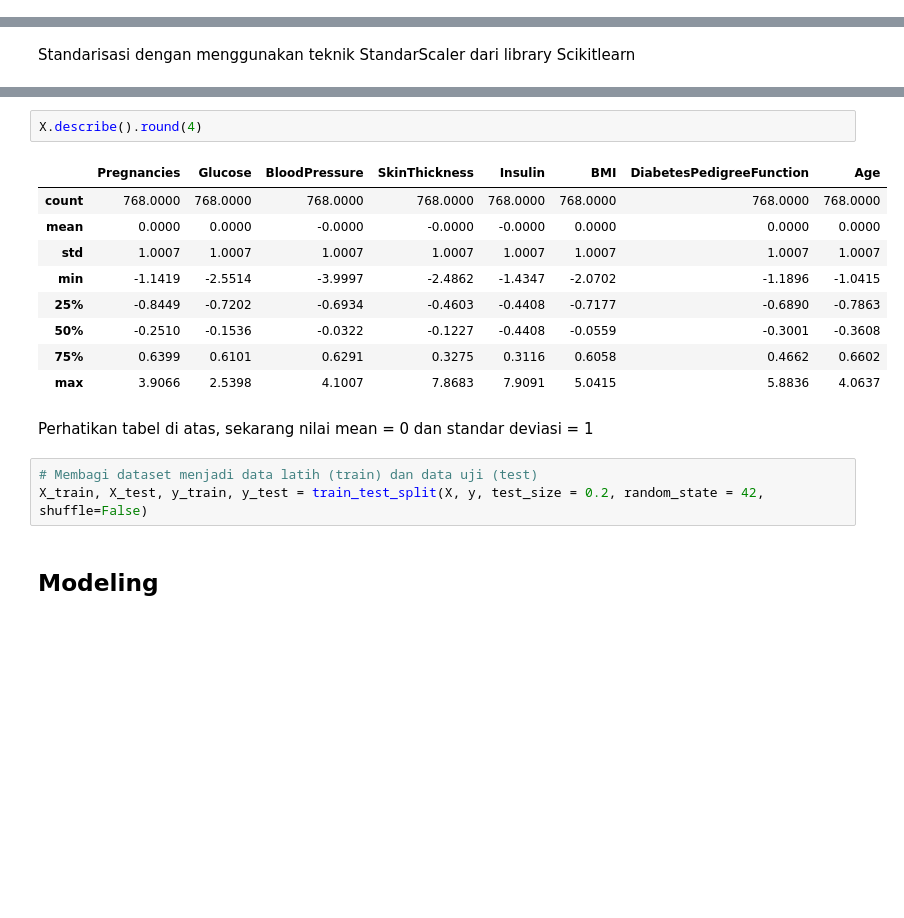
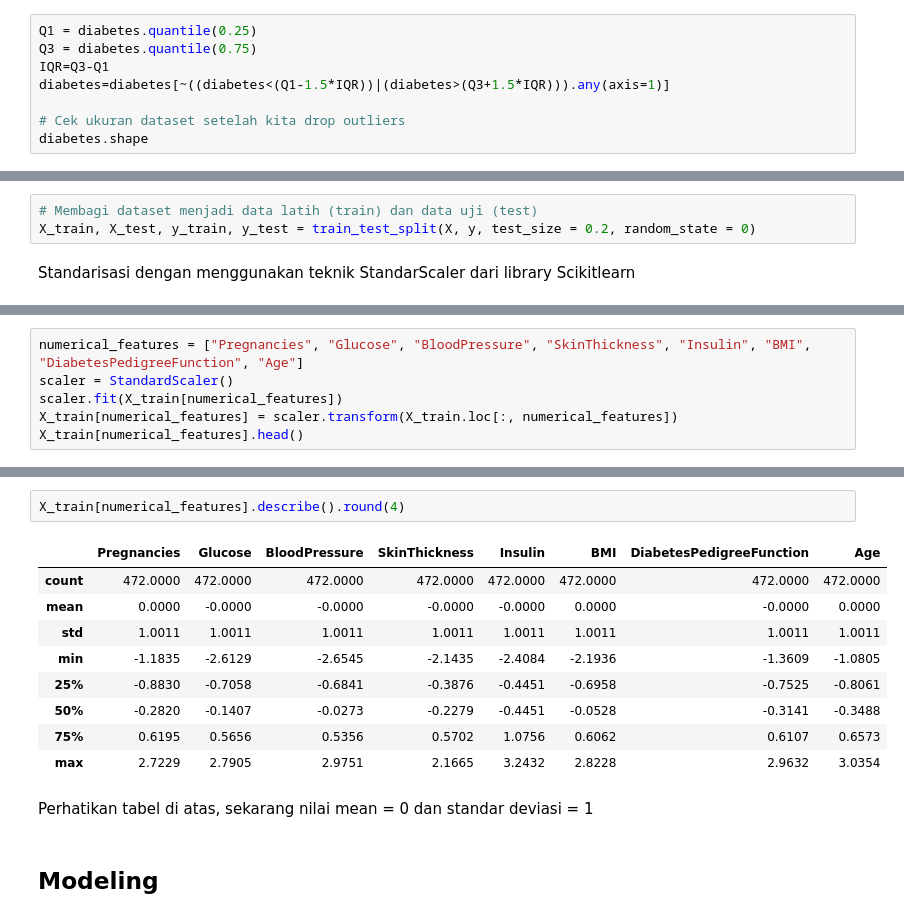
Before and after one commit to dan-dia/project-capstone-team-csd-134, a Jupyter notebook: model/Project_Capstone_134.ipynb, the cells around one changed output, grey strips where cells are left out. Drawn from its saved outputs; the diff is of its cells as text; blank space fills up the shorter version.

```diff
--- a/model/Project_Capstone_134.ipynb
+++ b/model/Project_Capstone_134.ipynb
@@ -176,0 +233,8 @@ diabetes.describe()
+# %%
+Q1 = diabetes.quantile(0.25)
+Q3 = diabetes.quantile(0.75)
+IQR=Q3-Q1
+diabetes=diabetes[~((diabetes<(Q1-1.5*IQR))|(diabetes>(Q3+1.5*IQR))).any(axis=1)]
+
+# Cek ukuran dataset setelah kita drop outliers
+diabetes.shape
@@ -209,2 +306,5 @@ for col in diabetes.columns:
+# %%
+# Membagi dataset menjadi data latih (train) dan data uji (test)
+X_train, X_test, y_train, y_test = train_test_split(X, y, test_size = 0.2, random_state = 0)
 # %% [markdown]
 Standarisasi dengan menggunakan teknik StandarScaler dari library Scikitlearn
@@ -236,0 +311,6 @@ X.head()
+# %%
+numerical_features = ["Pregnancies", "Glucose", "BloodPressure", "SkinThickness", "Insulin", "BMI", "DiabetesPedigreeFunction", "Age"]
+scaler = StandardScaler()
+scaler.fit(X_train[numerical_features])
+X_train[numerical_features] = scaler.transform(X_train.loc[:, numerical_features])
+X_train[numerical_features].head()
@@ -237,20 +324,17 @@ X.head()
 # %%
-X.describe().round(4)
+X_train[numerical_features].describe().round(4)
 # %% [output]
 |  | Pregnancies | Glucose | BloodPressure | SkinThickness | Insulin | BMI | DiabetesPedigreeFunction | Age |
-| count | 768.0000 | 768.0000 | 768.0000 | 768.0000 | 768.0000 | 768.0000 | 768.0000 | 768.0000 |
-| mean | 0.0000 | 0.0000 | -0.0000 | -0.0000 | -0.0000 | 0.0000 | 0.0000 | 0.0000 |
-| std | 1.0007 | 1.0007 | 1.0007 | 1.0007 | 1.0007 | 1.0007 | 1.0007 | 1.0007 |
-| min | -1.1419 | -2.5514 | -3.9997 | -2.4862 | -1.4347 | -2.0702 | -1.1896 | -1.0415 |
-| 25% | -0.8449 | -0.7202 | -0.6934 | -0.4603 | -0.4408 | -0.7177 | -0.6890 | -0.7863 |
-| 50% | -0.2510 | -0.1536 | -0.0322 | -0.1227 | -0.4408 | -0.0559 | -0.3001 | -0.3608 |
-| 75% | 0.6399 | 0.6101 | 0.6291 | 0.3275 | 0.3116 | 0.6058 | 0.4662 | 0.6602 |
-| max | 3.9066 | 2.5398 | 4.1007 | 7.8683 | 7.9091 | 5.0415 | 5.8836 | 4.0637 |
+| count | 472.0000 | 472.0000 | 472.0000 | 472.0000 | 472.0000 | 472.0000 | 472.0000 | 472.0000 |
+| mean | 0.0000 | -0.0000 | -0.0000 | -0.0000 | -0.0000 | 0.0000 | -0.0000 | 0.0000 |
+| std | 1.0011 | 1.0011 | 1.0011 | 1.0011 | 1.0011 | 1.0011 | 1.0011 | 1.0011 |
+| min | -1.1835 | -2.6129 | -2.6545 | -2.1435 | -2.4084 | -2.1936 | -1.3609 | -1.0805 |
+| 25% | -0.8830 | -0.7058 | -0.6841 | -0.3876 | -0.4451 | -0.6958 | -0.7525 | -0.8061 |
+| 50% | -0.2820 | -0.1407 | -0.0273 | -0.2279 | -0.4451 | -0.0528 | -0.3141 | -0.3488 |
+| 75% | 0.6195 | 0.5656 | 0.5356 | 0.5702 | 1.0756 | 0.6062 | 0.6107 | 0.6573 |
+| max | 2.7229 | 2.7905 | 2.9751 | 2.1665 | 3.2432 | 2.8228 | 2.9632 | 3.0354 |
 # %% [markdown]
 Perhatikan tabel di atas, sekarang nilai mean = 0 dan standar deviasi = 1
-# %%
-# Membagi dataset menjadi data latih (train) dan data uji (test)
-X_train, X_test, y_train, y_test = train_test_split(X, y, test_size = 0.2, random_state = 42, shuffle=False)
 # %% [markdown]
 ## Modeling
 # %%
```
Also changed, not shown: parts of 45 cells of this notebook, 1 other file.
